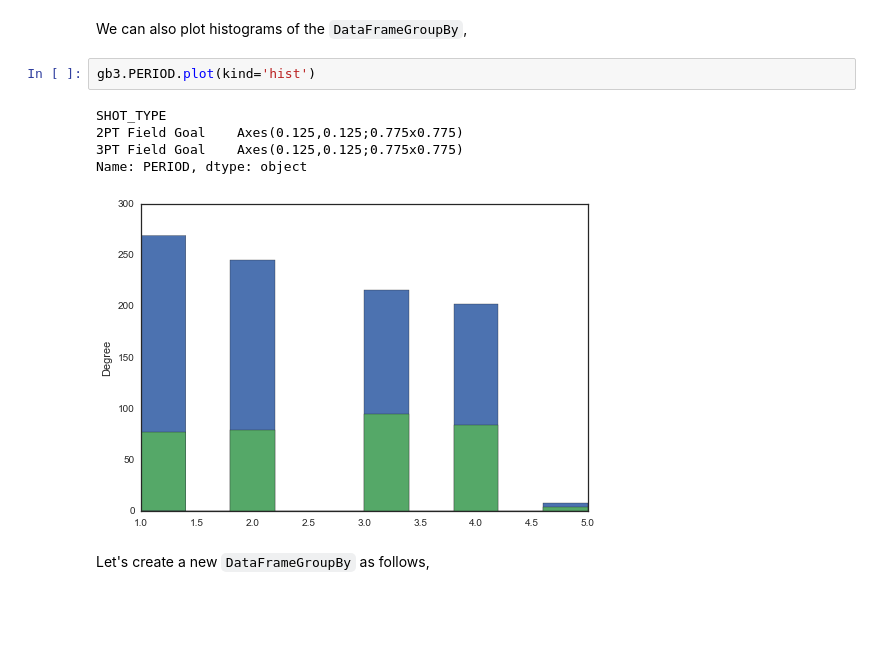
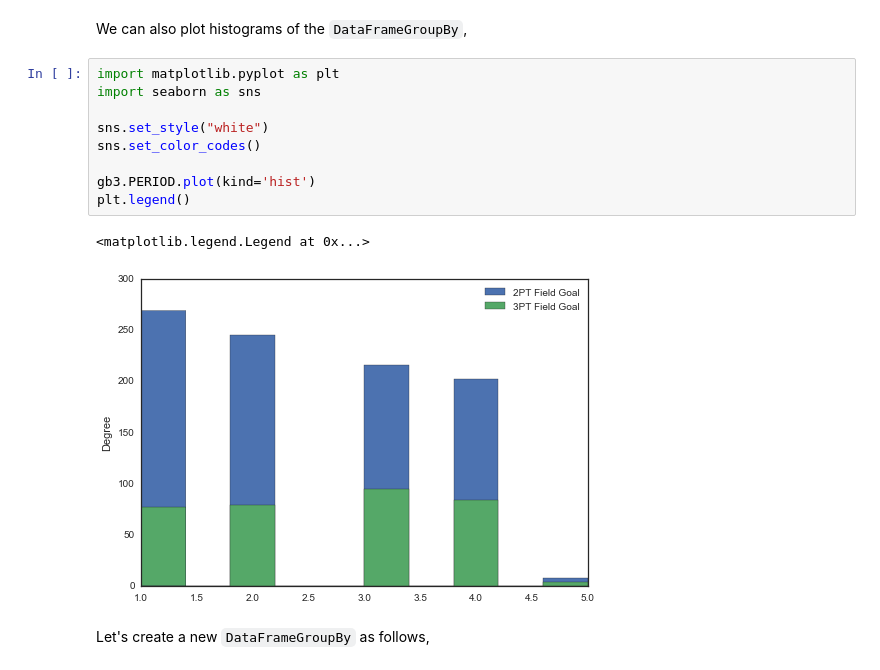
Before and after one commit to BiniyamSishah/data_science, a Jupyter notebook: sport_analytics1/sport_analytics_3.ipynb, the cells around one changed output. Drawn from its saved outputs; the diff is of its cells as text; blank space fills up the shorter version.

```diff
--- a/sport_analytics1/sport_analytics_3.ipynb
+++ b/sport_analytics1/sport_analytics_3.ipynb
@@ -697,14 +743,18 @@ Notice that it automatically creates two plots, one corresponding to the two poi
 With a little bit manipulation, you can put both plots in a single figure and use colors to represent the shot type, this is left to the reader as an exercise.
 # %% [markdown]
 We can also plot histograms of the `DataFrameGroupBy`,
-# %%
-gb3.PERIOD.plot(kind='hist')
-# %% [output]
-SHOT_TYPE
-2PT Field Goal    Axes(0.125,0.125;0.775x0.775)
-3PT Field Goal    Axes(0.125,0.125;0.775x0.775)
-Name: PERIOD, dtype: object
-[figure, removed]
+# %%
+import matplotlib.pyplot as plt
+import seaborn as sns
+
+sns.set_style("white")
+sns.set_color_codes()
+
+gb3.PERIOD.plot(kind='hist')
+plt.legend()
+# %% [output]
+<matplotlib.legend.Legend at 0x...>
+[figure, added]
 # %% [markdown]
 Let's create a new `DataFrameGroupBy` as follows,
 # %%
```
Also changed, not shown: parts of 27 cells of this notebook, 5 other files.
